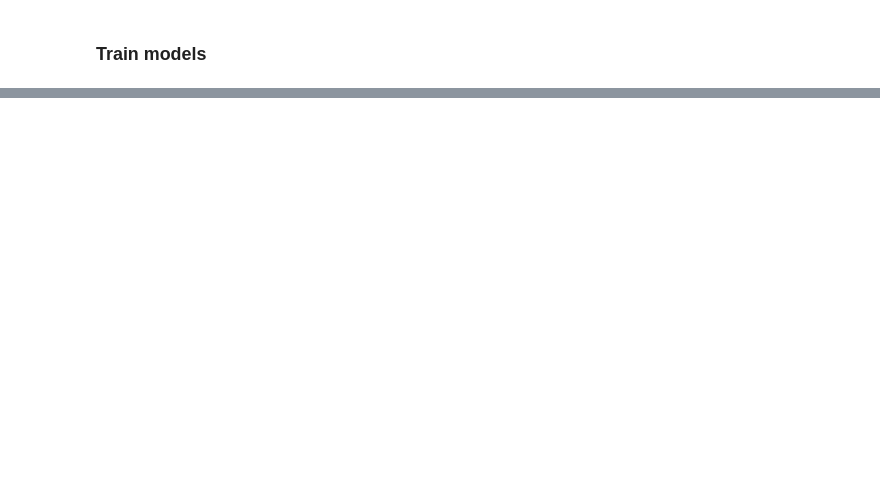
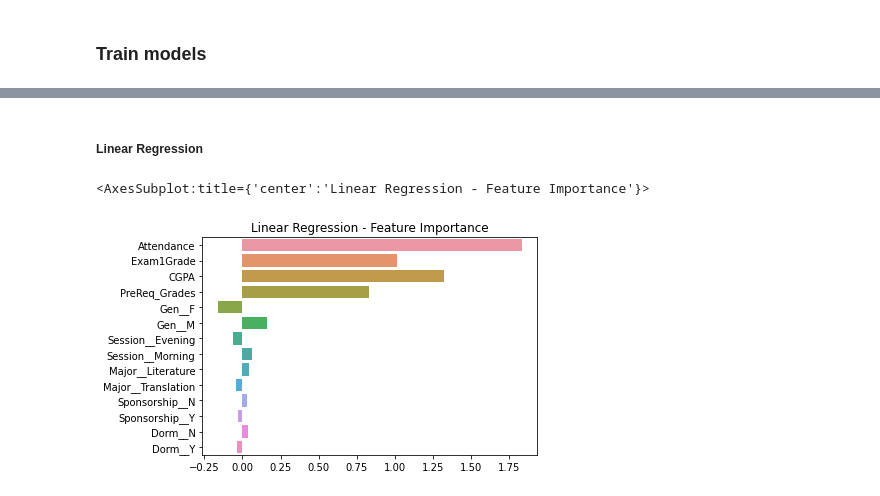
Before and after one commit to MnAppsNet/ML_on_student_performance_assignment, a Jupyter notebook: BUC_Dataset.ipynb, the cells around one changed output, grey strips where cells are left out. Saved outputs shown, nothing was run; the diff lists cells and outputs as text; code cells hidden in the pictures; blank space fills up the shorter version.

```diff
--- a/BUC_Dataset.ipynb
+++ b/BUC_Dataset.ipynb
@@ -186,0 +223,9 @@ Accuracy: 0.8387096774193549
+# %% [markdown]
+##### Linear Regression
+# %%
+lr = models[1][1]
+plt.title("Linear Regression - Feature Importance")
+sns.barplot(y=X_train.columns,x=lr.coef_, orient='h')
+# %% [output]
+<AxesSubplot:title={'center':'Linear Regression - Feature Importance'}>
+[figure, added]
```
Also changed, not shown: parts of 11 cells of this notebook.
